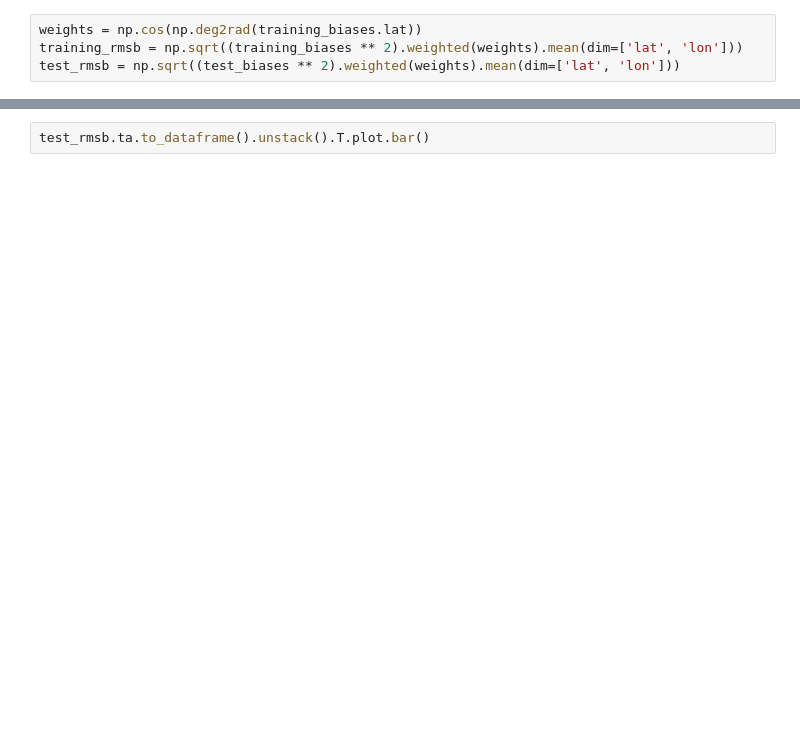
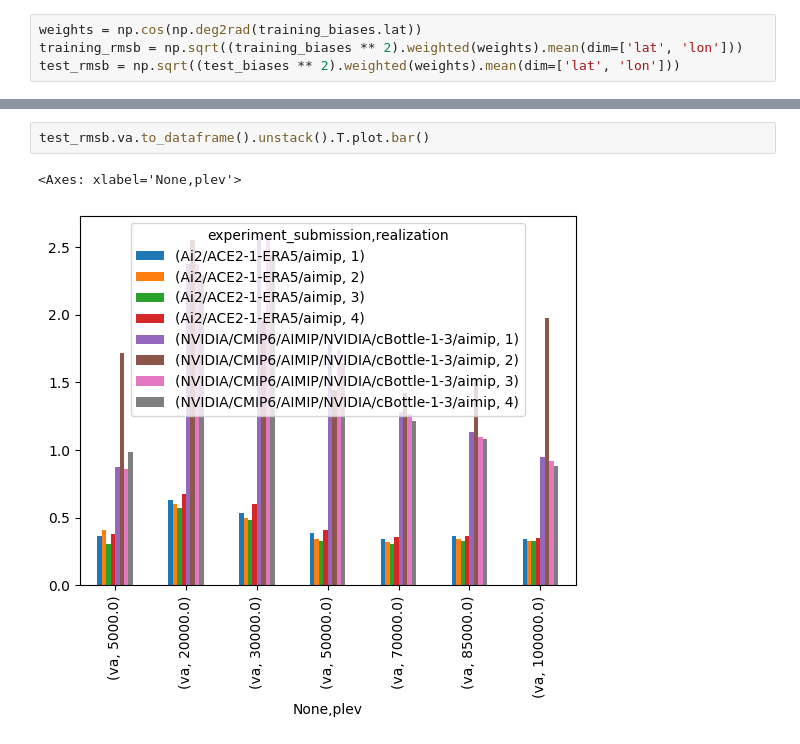
Before and after one commit to ai2cm/AIMIP, a Jupyter notebook: evaluations/2026-02-06-time-mean-biases.ipynb, the cells around one changed output, grey strips where cells are left out. Cells and saved outputs as stored; diff of their text form; blank space fills up the shorter version.

```diff
--- a/evaluations/2026-02-06-time-mean-biases.ipynb
+++ b/evaluations/2026-02-06-time-mean-biases.ipynb
@@ -473,3 +515,6 @@ training_rmsb.ta.to_dataframe().unstack().T.plot.bar()
 # %%
-test_rmsb.ta.to_dataframe().unstack().T.plot.bar()
+test_rmsb.va.to_dataframe().unstack().T.plot.bar()
+# %% [output]
+<Axes: xlabel='None,plev'>
+[figure, added]
 # %%
```
Also changed, not shown: parts of 15 cells of this notebook.
